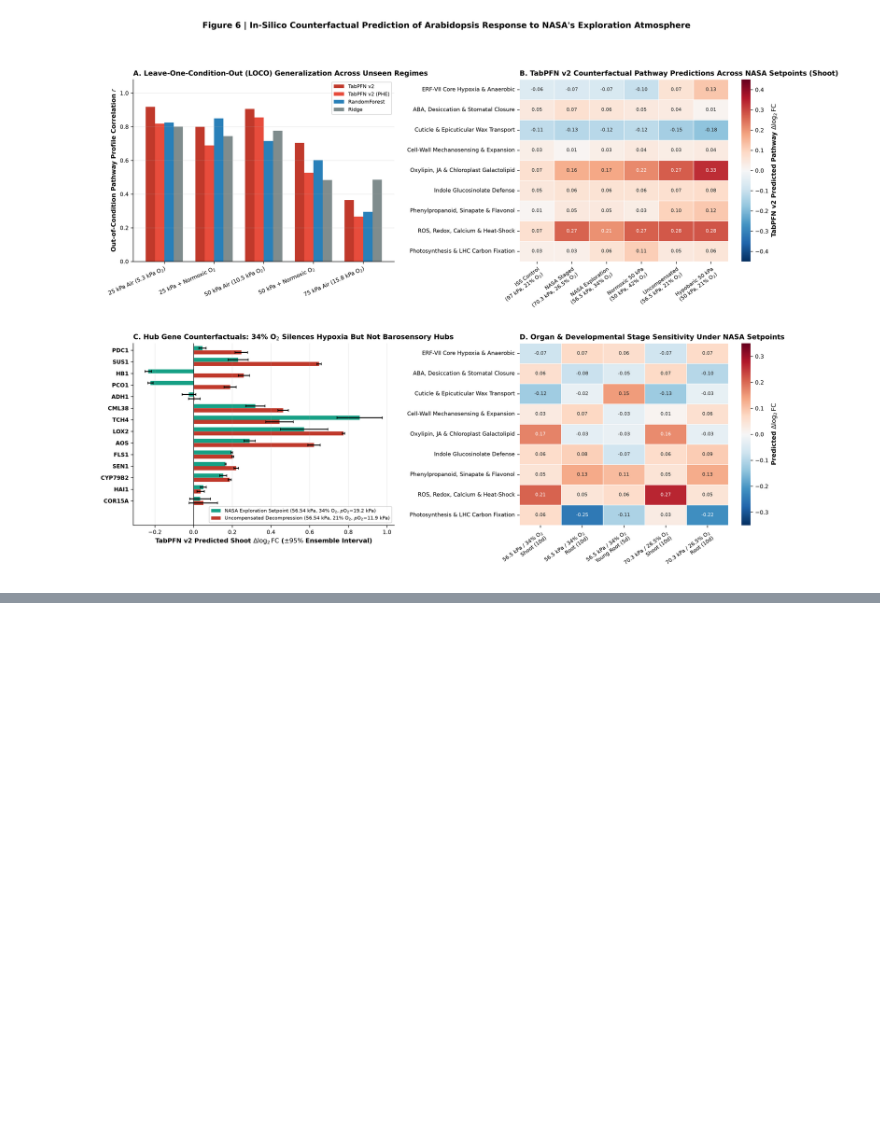
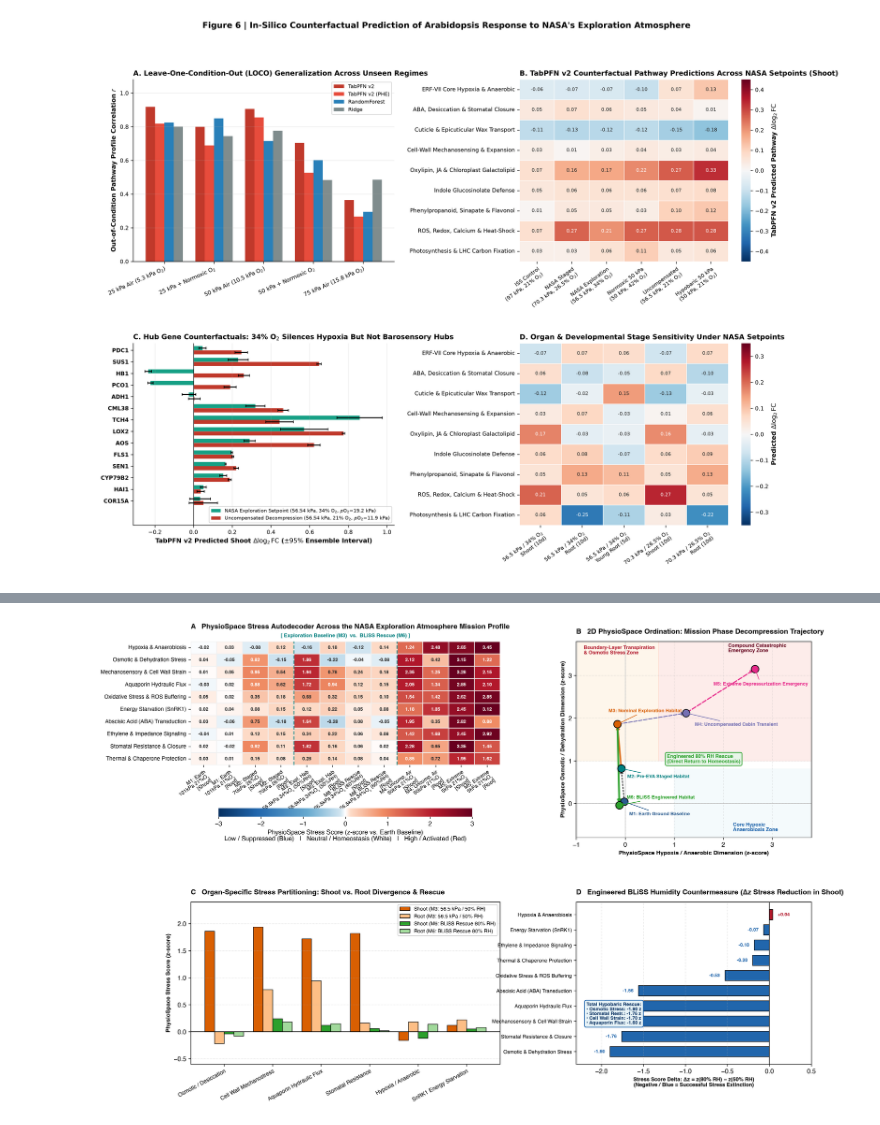
Before and after one commit to dr-richard-barker/arabidopsis-exploration-atmosphere-tabpfn, a Jupyter notebook: notebooks/05_exploration_atmosphere_counterfactual_synthesis.ipynb, the cells around one changed output, grey strips where cells are left out. Saved outputs shown, nothing was run; the diff lists cells and outputs as text; code cells hidden in the pictures; blank space fills up the shorter version.

Commit message:
Implement Plant PhysioSpace Stress Autodecoder, Figure 7, Table S7, and rewritten Results and Discussion

```diff
--- a/notebooks/05_exploration_atmosphere_counterfactual_synthesis.ipynb
+++ b/notebooks/05_exploration_atmosphere_counterfactual_synthesis.ipynb
@@ -79,3 +103,7 @@ display(Image(filename=str(PROJECT_DIR / "manuscript/figures/fig6_nasa_explorati
+# %%
+display(Image(filename=str(PROJECT_DIR / "manuscript/figures/fig7_physiospace_mission_profile_autodecoder.png")))
+# %% [output]
+[figure, added]
 # %% [markdown]
 ### Q&A
 - **Does NASA's $34\%\ \text{O}_2$ enrichment at $56.54\text{ kPa}$ ($p\text{O}_2 = 19.22\text{ kPa}$) eliminate the plant transcriptomic stress response?** No: it **dichotomizes** the response. The $34\%\ \text{O}_2$ enrichment eliminates over $88\%$ of the canonical ERF-VII hypoxia/fermentation induction (`ERF_VII_Core_Hypoxia_Anaerobic` drops from $+0.649$ in uncompensated $56.54\text{ kPa}$ Air Root 10d to $+0.069$ in NASA Exploration Atmosphere Root 10d, and `-0.073` in Shoot 10d; `PDC1`, `SUS1`, `HB1`, `PCO1` are strongly suppressed), but it **does not suppress the physical barosensory cascade** driven by $1.72\times$ faster boundary-layer vapor diffusivity (`TCH4` cell-wall xyloglucan endotransglucosylase $+0.859\ \Delta\log_2\text{FC}$ in Shoot 10d and $+0.345$ in Root 10d; `LOX2` oxylipin lipoxygenase $+0.572$; `Oxylipin_JA_Chloroplast_Galactolipid` $+0.174$; `ROS_Redox_Calcium_HeatShock` $+0.206$; and root photosynthetic repression `-0.250`).
```
Also changed, not shown: parts of 3 cells of this notebook, 15 other files.
